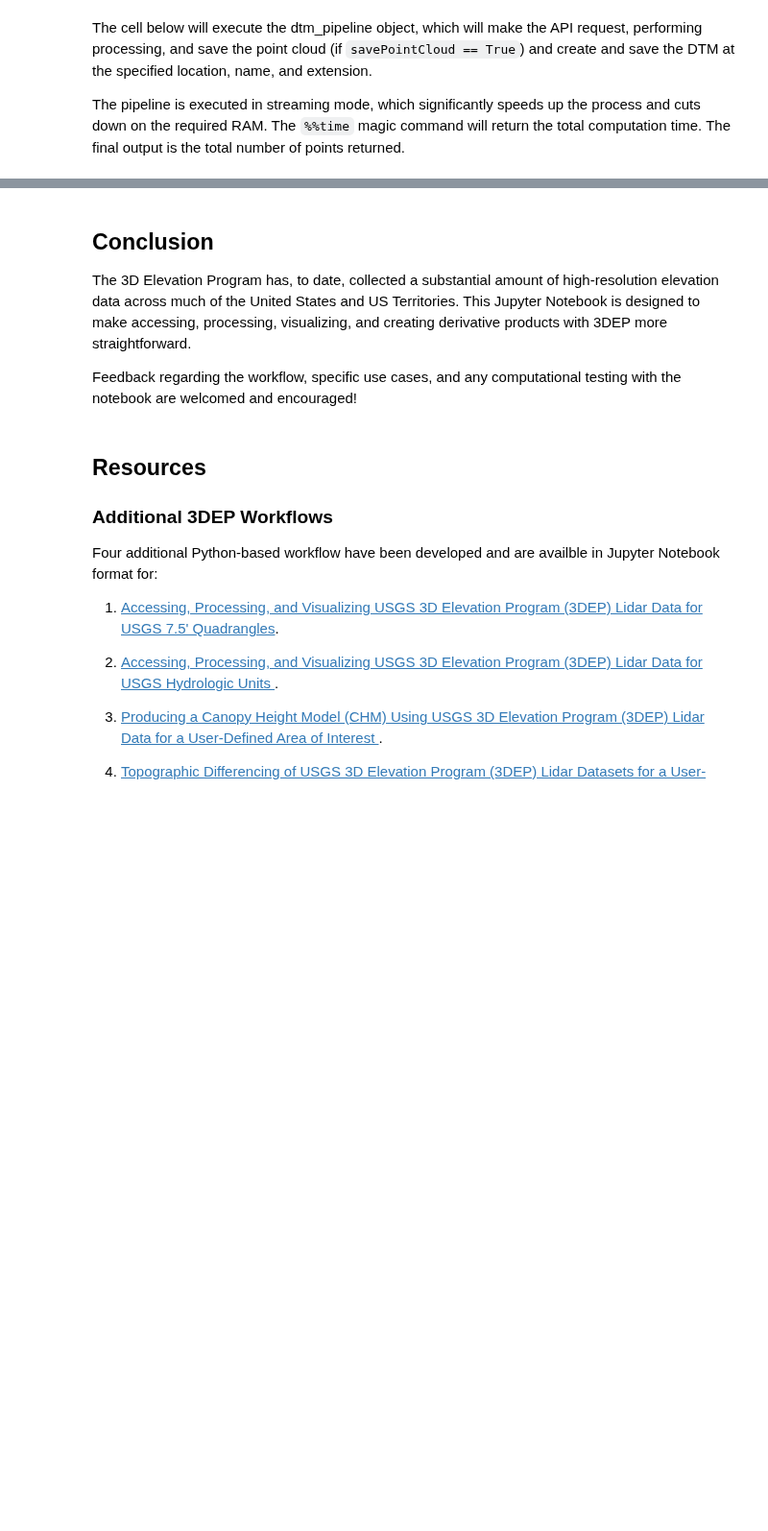
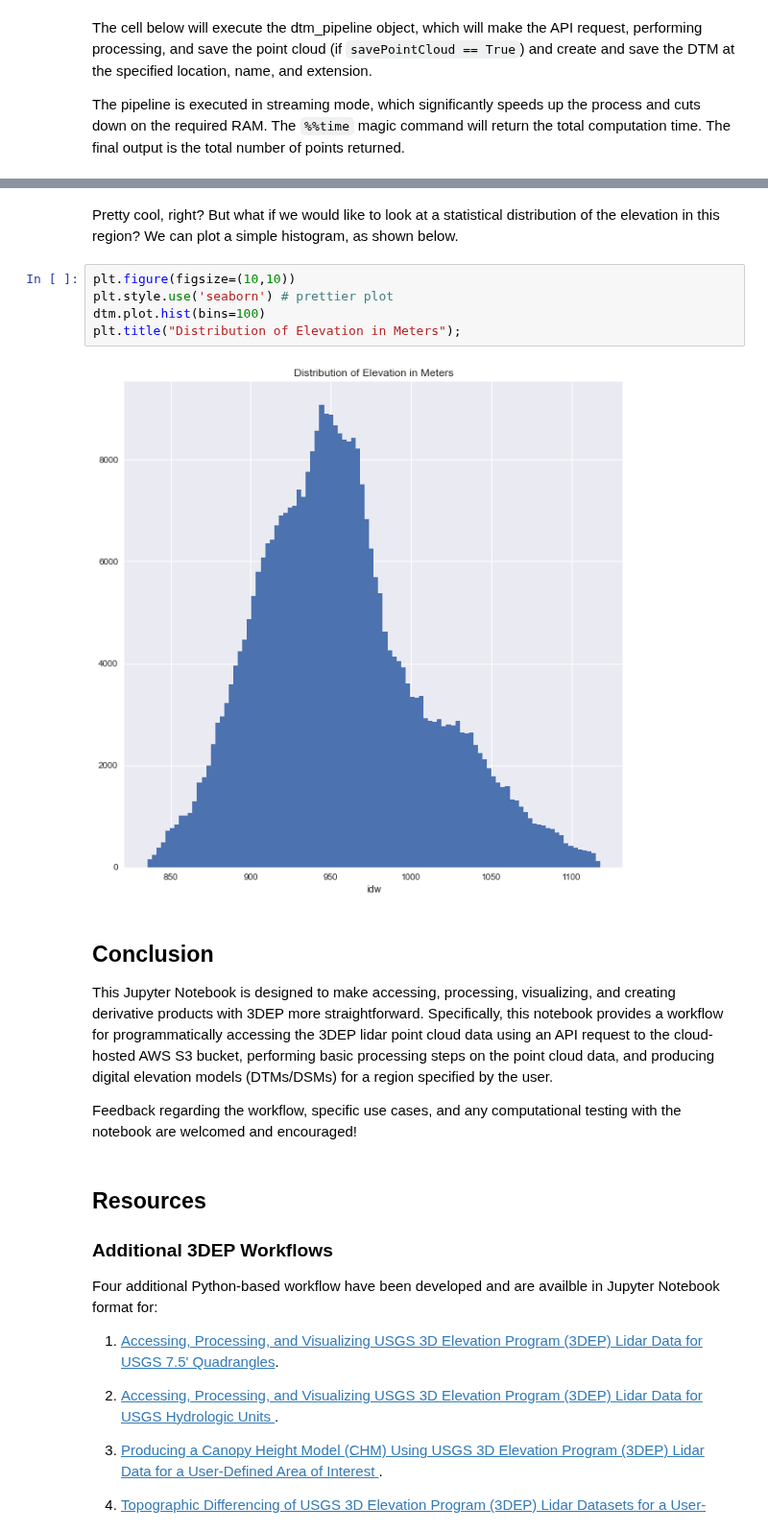
Before and after one commit to cmspeed/OT_3DEP_Workflows, a Jupyter notebook: notebooks/01_3DEP_access_and_processing-MakeDEM.ipynb, the cells around one changed output, grey strips where cells are left out. Shown at 96% size. Drawn from its saved outputs; the diff is of its cells as text; blank space fills up the shorter version.

Commit message:
update notebooks, readme, and environment files

```diff
--- a/notebooks/01_3DEP_access_and_processing-MakeDEM.ipynb
+++ b/notebooks/01_3DEP_access_and_processing-MakeDEM.ipynb
@@ -753,6 +786,15 @@ ax.imshow(masked_array, interpolation='nearest', cmap='viridis');
+# %% [markdown]
+Pretty cool, right? But what if we would like to look at a statistical distribution of the elevation in this region? We can plot a simple histogram, as shown below.
+# %%
+plt.figure(figsize=(10,10))
+plt.style.use('seaborn') # prettier plot
+dtm.plot.hist(bins=100)
+plt.title("Distribution of Elevation in Meters");
+# %% [output]
+[figure, added]
 # %% [markdown]
 ## Conclusion
-The 3D Elevation Program has, to date, collected a substantial amount of high-resolution elevation data across much of the United States and US Territories. This Jupyter Notebook is designed to make accessing, processing, visualizing, and creating derivative products with 3DEP more straightforward.
+This Jupyter Notebook is designed to make accessing, processing, visualizing, and creating derivative products with 3DEP more straightforward. Specifically, this notebook provides a workflow for programmatically accessing the 3DEP lidar point cloud data using an API request to the cloud-hosted AWS S3 bucket, performing basic processing steps on the point cloud data, and producing digital elevation models (DTMs/DSMs) for a region specified by the user.
 
 Feedback regarding the workflow, specific use cases, and any computational testing with the notebook are welcomed and encouraged!
 # %% [markdown]
```
Also changed, not shown: parts of 22 cells of this notebook, 10 other files.
